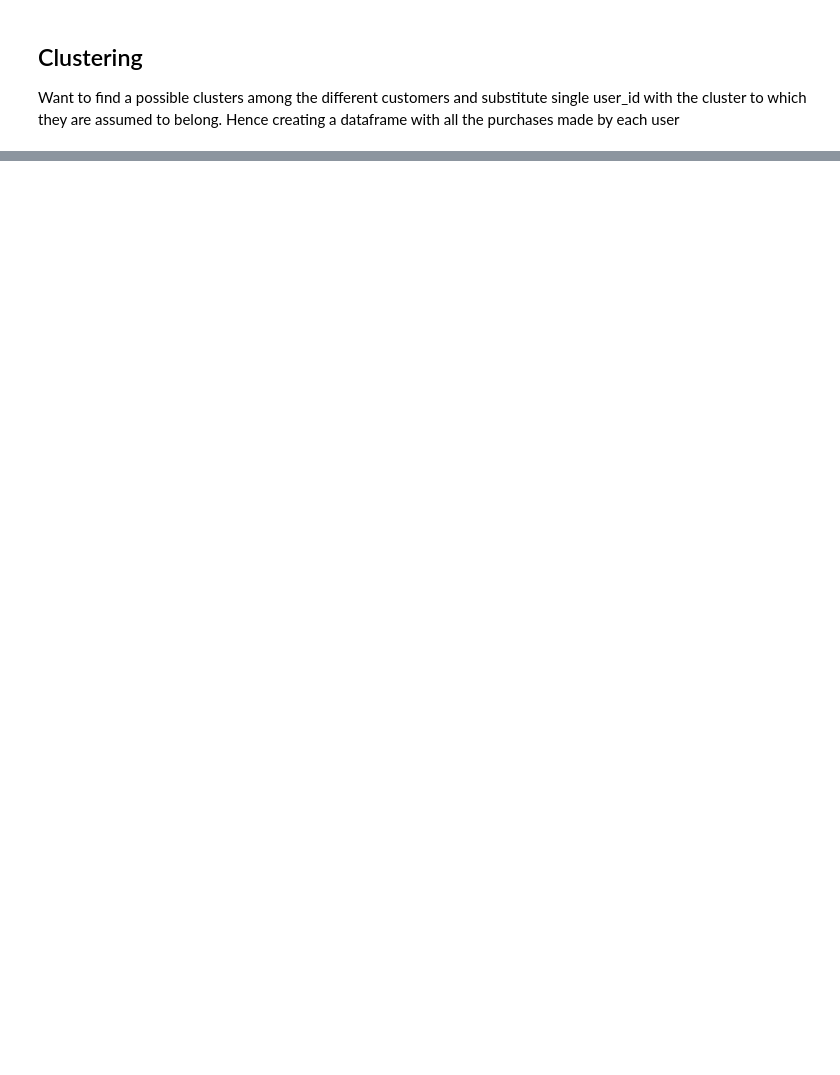
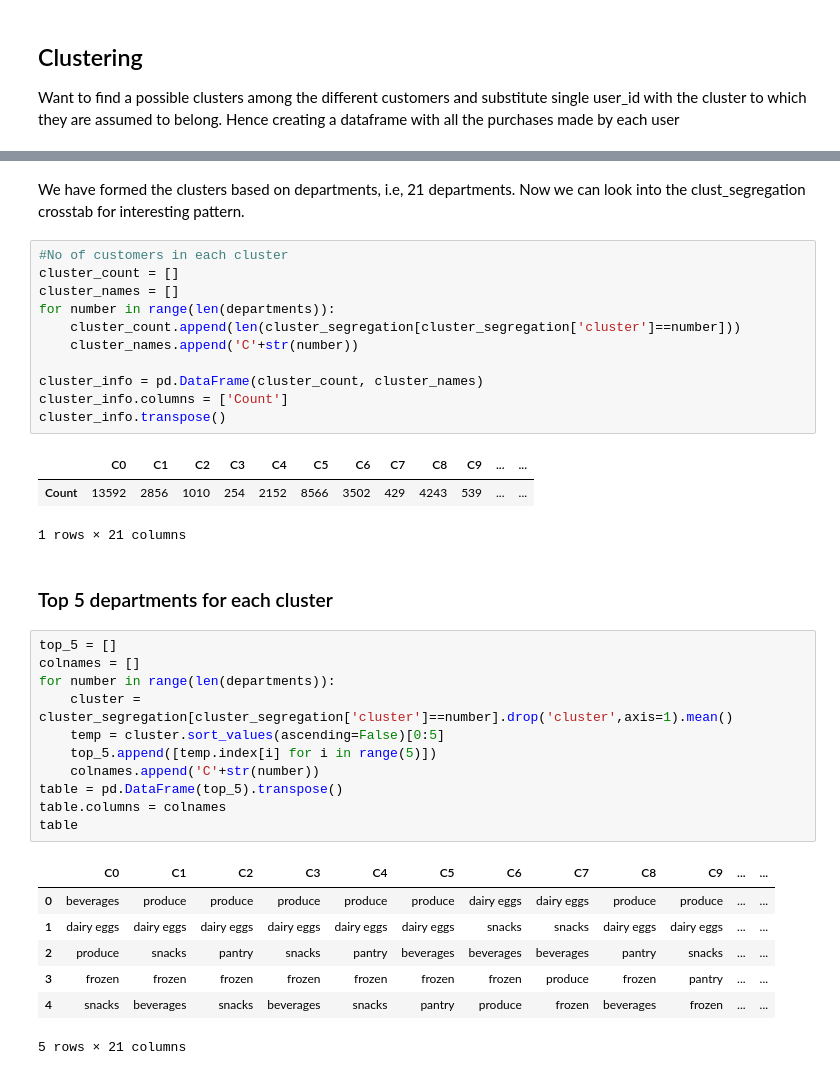
Before and after one commit to OmkarMetri/Instacart-Market-Basket-Analysis, a Jupyter notebook: Customer_segmentation.ipynb, the cells around one changed output, grey strips where cells are left out. Drawn from its saved outputs; the diff is of its cells as text; blank space fills up the shorter version.

```diff
--- a/Customer_segmentation.ipynb
+++ b/Customer_segmentation.ipynb
@@ -180,0 +258,38 @@ clusterer = KMeans(n_clusters=8,random_state=1).fit(tocluster)
+# %% [markdown]
+We have formed the clusters based on departments, i.e, 21 departments. Now we can look into the clust_segregation crosstab for interesting pattern.
+# %%
+#No of customers in each cluster
+cluster_count = []
+cluster_names = []
+for number in range(len(departments)):
+    cluster_count.append(len(cluster_segregation[cluster_segregation['cluster']==number]))
+    cluster_names.append('C'+str(number))
+
+cluster_info = pd.DataFrame(cluster_count, cluster_names)
+cluster_info.columns = ['Count']
+cluster_info.transpose()
+# %% [output]
+|  | C0 | C1 | C2 | C3 | C4 | C5 | C6 | C7 | C8 | C9 | ... | ... |
+| Count | 13592 | 2856 | 1010 | 254 | 2152 | 8566 | 3502 | 429 | 4243 | 539 | ... | ... |
+1 rows × 21 columns
+# %% [markdown]
+### Top 5 departments for each cluster
+# %%
+top_5 = []
+colnames = []
+for number in range(len(departments)):
+    cluster = cluster_segregation[cluster_segregation['cluster']==number].drop('cluster',axis=1).mean()
+    temp = cluster.sort_values(ascending=False)[0:5]
+    top_5.append([temp.index[i] for i in range(5)])
+    colnames.append('C'+str(number))
+table = pd.DataFrame(top_5).transpose()
+table.columns = colnames
+table
+# %% [output]
+|  | C0 | C1 | C2 | C3 | C4 | C5 | C6 | C7 | C8 | C9 | ... | ... |
+| 0 | beverages | produce | produce | produce | produce | produce | dairy eggs | dairy eggs | produce | produce | ... | ... |
+| 1 | dairy eggs | dairy eggs | dairy eggs | dairy eggs | dairy eggs | dairy eggs | snacks | snacks | dairy eggs | dairy eggs | ... | ... |
+| 2 | produce | snacks | pantry | snacks | pantry | beverages | beverages | beverages | pantry | snacks | ... | ... |
+| 3 | frozen | frozen | frozen | frozen | frozen | frozen | frozen | produce | frozen | pantry | ... | ... |
+| 4 | snacks | beverages | snacks | beverages | snacks | pantry | produce | frozen | beverages | frozen | ... | ... |
+5 rows × 21 columns
```
Also changed, not shown: parts of 21 cells of this notebook.
